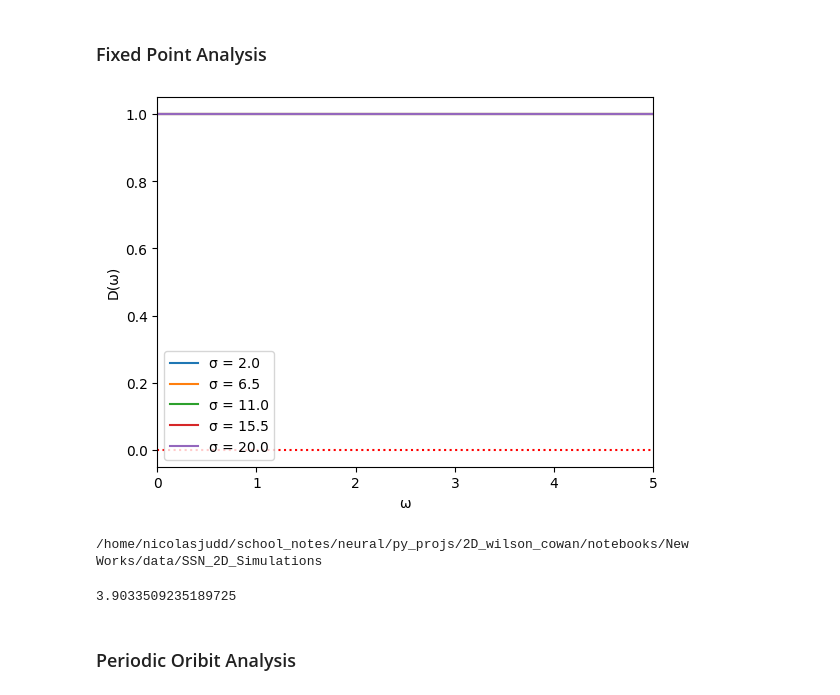
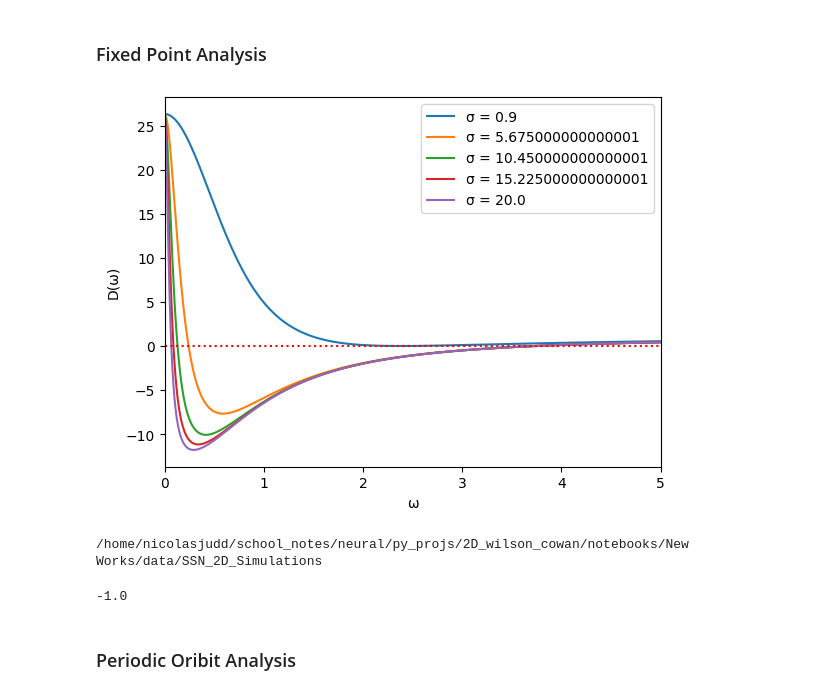
Before and after one commit to nbj2008/wilson_cowan_2d, a Jupyter notebook: notebooks/New Works/SSN Stability Analysis.ipynb, the cells around one changed output. Drawn from its saved outputs; the diff is of its cells as text; code cells hidden in the pictures.

Commit message:
Wrote up more stuff into stability analysis

```diff
--- a/notebooks/New Works/SSN Stability Analysis.ipynb
+++ b/notebooks/New Works/SSN Stability Analysis.ipynb
@@ -54,44 +54,40 @@ ax = plt.gca()
 
 n = 3
 k = 1
 
 τ = 8
 τe = 1
 τi = τ * τe
 σe = 5
 σi = 1 * σe
 
 
-# A = np.array(( [1.5, 1]
-#               ,[0.5, 0.1]))
-# Θ = np.array([-5, -1.75])
 
-A = np.array(( [1.5, 2.5]
-              ,[0.25, 0.5]))
-Θ = np.array([-10.5, -0.1])
+A = np.array(( [1.5, 1]
+              ,[0.5, 0.1]))
+Θ = np.array([0.125, 0.4])
 
-
-u_bar, v_bar = np.array([0.686, 5.14])
+u_bar, v_bar = np.array([6.102394  , 7.20120047])
 param = wcp.SSNDefaultParams(τ = np.array([τe, τi]), n=n, k=k,
                              size = 1, σ = np.array([σe, σi])
                             ,A=A, Θ=Θ)
 
 rang = np.linspace(0,100, 10_000)
 dw_test = sta.calc_Dω_range(param, (u_bar, v_bar),
-                            1, np.linspace(2,20,5),
+                            1, np.linspace(0.9,20,5),
                             point_range=rang, derv=sta.derv_SSNF)
 
 _ = [plt.plot(rang, dw[0], label=f"σ = {dw[1]}") for dw in dw_test]
 _ = plt.legend()
 _ = plt.xlim(0, 5)
 # _ = plt.ylim(-1, 1)
 _ = plt.hlines(0,0,1_000, color='r', linestyle=":")
 _ = plt.ylabel("D(ω)")
 _ = plt.xlabel("ω")
 
-# plt.savefig(os.path.join(data_save_path, "linear_stability_analysis.png"))
+plt.savefig(os.path.join(data_save_path, "new_linear_stability_analysis.png"))
 # %% [output]
-[figure, old version]
+[figure, new version]
 # %%
 print(os.path.abspath(os.path.join(data_save_path)))
 # %% [output]
@@ -101,7 +97,7 @@ b  =sta.calc_bs(param, np.array(0.686), np.array(5.14), derv=sta.derv_SSNF)
 # %%
 (1 + b[1,1])/(b[0,0] - 1)
 # %% [output]
-3.9033509235189725
+-1.0
 # %% [markdown]
 ### Periodic Oribit Analysis
 # %%
```
Also changed, not shown: parts of 3 cells of this notebook, 3 other files.
